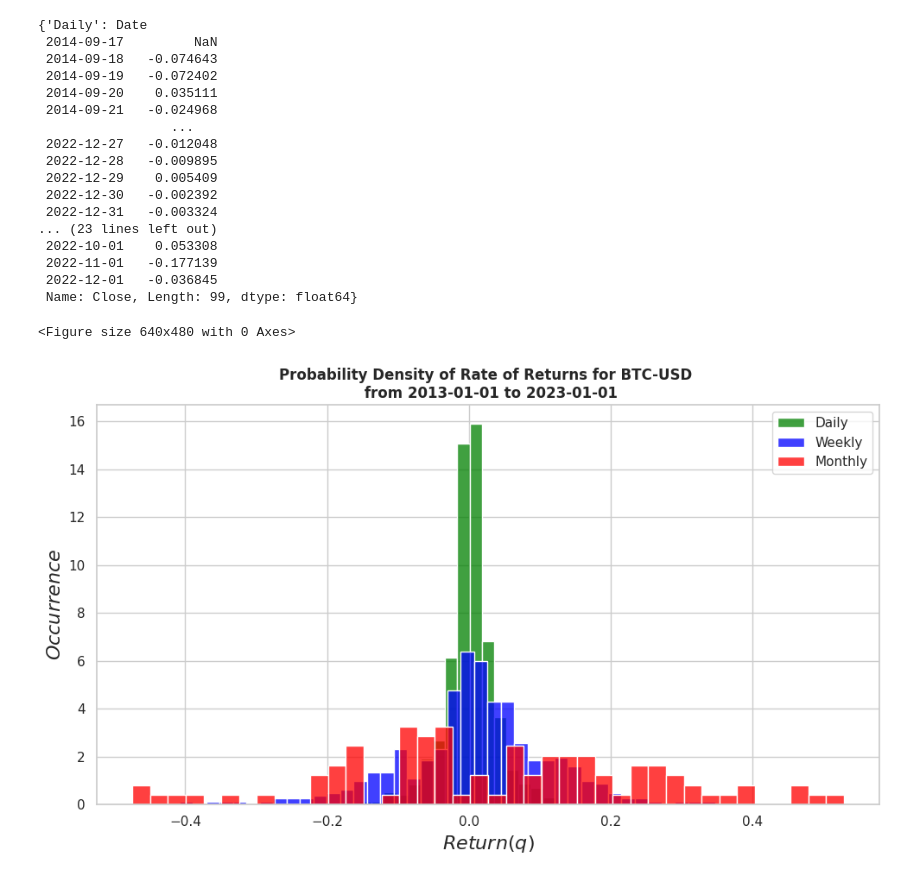
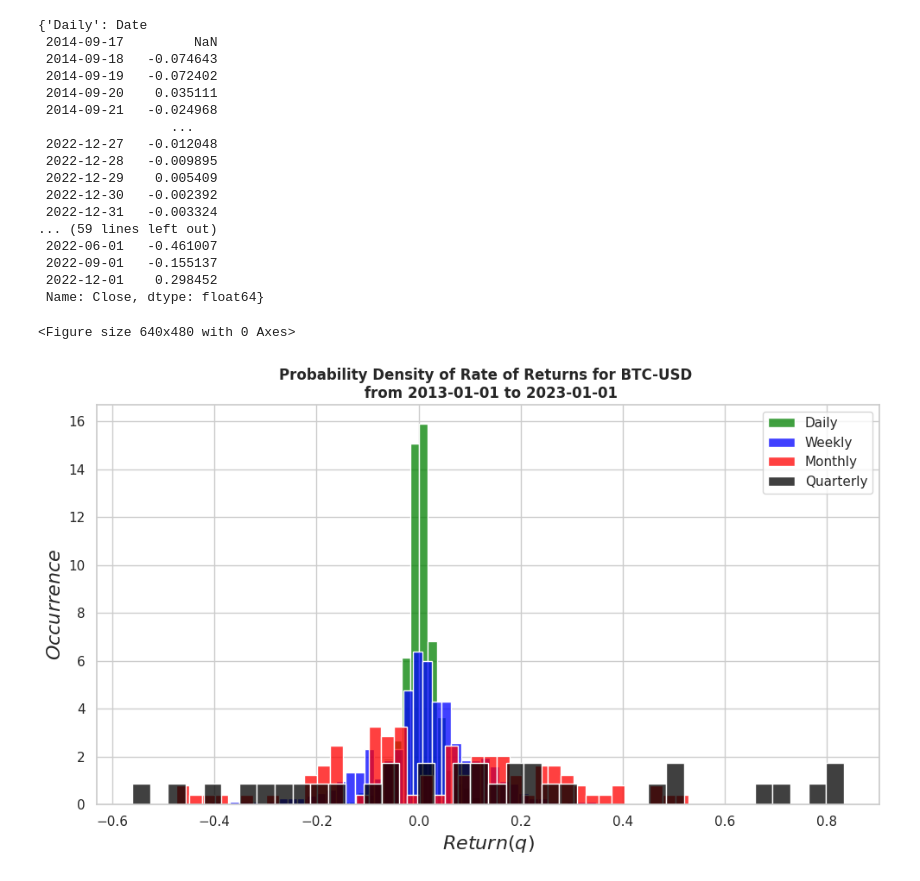
Before and after one commit to amirgholizad/tails_of_distributions, a Jupyter notebook: moving_distributions.ipynb, the cells around one changed output. Cells and saved outputs as stored; diff of their text form; code cells hidden in the pictures.

```diff
--- a/moving_distributions.ipynb
+++ b/moving_distributions.ipynb
@@ -29,6 +22,10 @@ month_data = fs.yahoodata(ticker=ticker,
                         period1=start_date,
                         period2=end_date,
                         interval="1mo").getdata()
+quarter_data = fs.yahoodata(ticker=ticker,
+                        period1=start_date,
+                        period2=end_date,
+                        interval="3mo").getdata()
 # %% [output]
 [*********************100%%**********************]  1 of 1 completed
 [*********************100%%**********************]  1 of 1 completed
@@ -36,5 +34,7 @@ month_data = fs.yahoodata(ticker=ticker,
 # %%
-data_base = {"Daily": day_data["Close"], "Weekly": week_data["Close"], "Monthly": month_data["Close"]}
+intervals = ["Daily", "Weekly", "Monthly", "Quarterly"]
+close_data = [day_data["Close"], week_data["Close"], month_data["Close"], quarter_data["Close"]]
+data_base = dict(zip(intervals, close_data))
 data_base
 # %% [output]
 {'Daily': Date
@@ -57,5 +57,5 @@ data_base
 # %%
-for (interval, price), linestyle, color in zip(data_base.items(), [":", "--", "-"], ["green", "blue", "red"]):
+for (interval, price), linestyle, color in zip(data_base.items(), [":", "--", "-", "-."], ["green", "blue", "red", "black"]):
     price.plot(y="Close", label=interval, color=color, figsize=(10,6), linestyle=linestyle)
 plt.xlabel(xlabel="$Date (t)$", fontweight="bold", style="italic", fontsize = 16)
 plt.ylabel(ylabel="$Price (p(t))$", fontweight="bold", style="italic", fontsize = 16)
@@ -69,7 +69,7 @@ plt.show();
 # %%
 returns = []
-for intervals, prices in data_base.items():
-    returns.append(fs.log_returns(prices))
+for interval, price in data_base.items():
+    returns.append(fs.log_returns(price))
 returns = dict(zip(data_base.keys(), returns))
 returns
 # %% [output]
@@ -85,29 +85,29 @@ returns
  2022-12-29    0.005409
  2022-12-30   -0.002392
  2022-12-31   -0.003324
-... (23 lines left out)
- 2022-10-01    0.053308
- 2022-11-01   -0.177139
- 2022-12-01   -0.036845
- Name: Close, Length: 99, dtype: float64}
+... (59 lines left out)
+ 2022-06-01   -0.461007
+ 2022-09-01   -0.155137
+ 2022-12-01    0.298452
+ Name: Close, dtype: float64}
 # %%
 plt.cla()
 plt.clf()
 fig = plt.figure(figsize = (10,6))
 
 
-for (interval, Return), linestyle, color in zip(data_base.items(), [":", "--", "-"], ["green", "blue", "red"]):
+for interval, color in zip(intervals,["green", "blue", "red", "black"]):
     sns.histplot(returns[interval], stat="density", label=interval, color=color, bins=40, edgecolor='white')
 
 
 plt.xlabel(xlabel="$Return(q)$", fontweight="bold", style="italic", fontsize = 16)
 plt.ylabel(ylabel="$Occurrence$", fontweight="bold", style="italic", fontsize = 16)
 plt.title(f"Probability Density of Rate of Returns for {ticker} \n from {start_date} to {end_date}", fontweight="bold")
 sns.set(style="whitegrid")
 plt.legend()
 plt.tight_layout()
 plt.show();
 # %% [output]
 <Figure size 640x480 with 0 Axes>
-[figure, old version]
+[figure, new version]
 # %%
```
Also changed, not shown: parts of 16 cells of this notebook, 2 other files.
